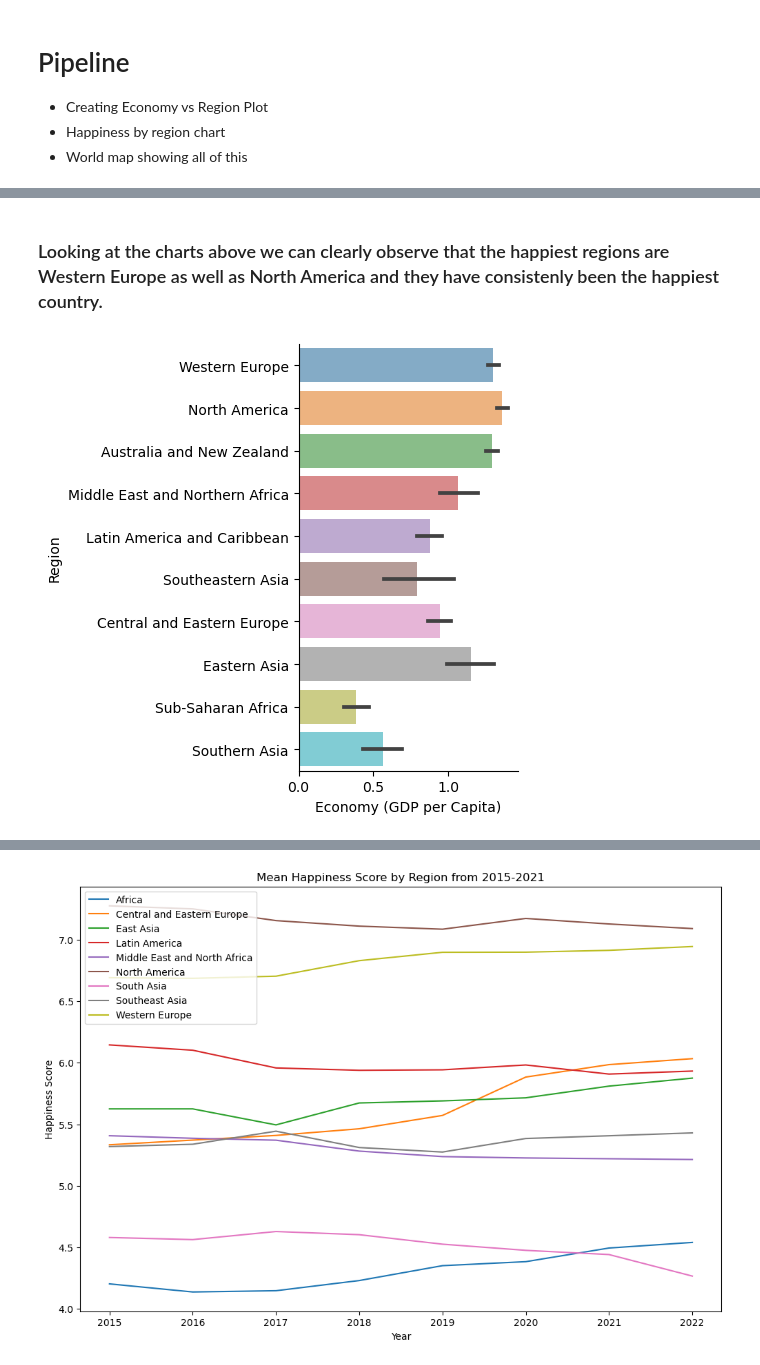
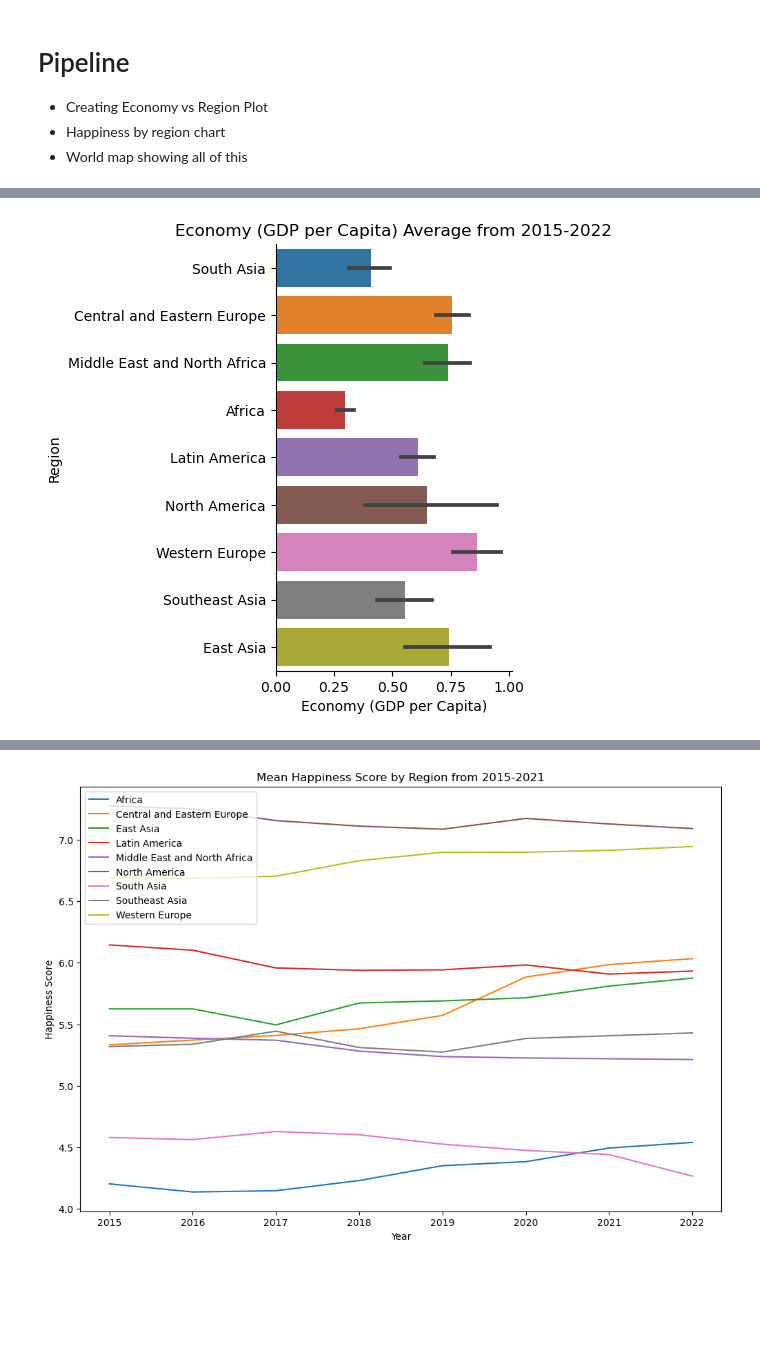
Before and after one commit to ubco-W2022T2-data301/project-group-group100, a Jupyter notebook: analysis/analysis2.ipynb, the cells around one changed output, grey strips where cells are left out. Saved outputs shown, nothing was run; the diff lists cells and outputs as text; code cells hidden in the pictures; blank space fills up the shorter version.

Commit message:
Removed Uneeded Graph

```diff
--- a/analysis/analysis2.ipynb
+++ b/analysis/analysis2.ipynb
@@ -61,8 +45,7 @@ for dataset, title in datasets:
-# %% [markdown]
-### Looking at the charts above we can clearly observe that the happiest regions are Western Europe as well as North America and they have consistenly been the happiest country.
 # %%
-data = Data2015
-sns.catplot(x='Economy (GDP per Capita)', y='Region', data=data, kind="bar", alpha=.6)
+data = DataAllRegion
+sns.catplot(x='Economy (GDP per Capita)', y='Region', data=data, kind="bar")
+plt.title('Economy (GDP per Capita) Average from 2015-2022')
 plt.show()
 # %% [output]
-[figure, old version]
+[figure, new version]
```
Also changed, not shown: parts of 4 cells of this notebook.
